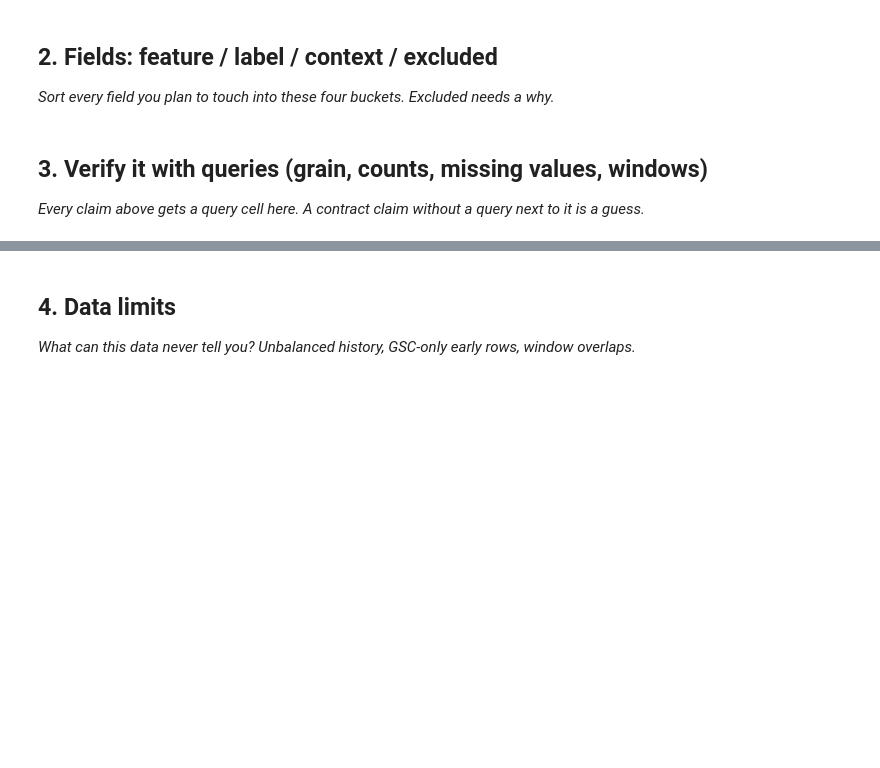
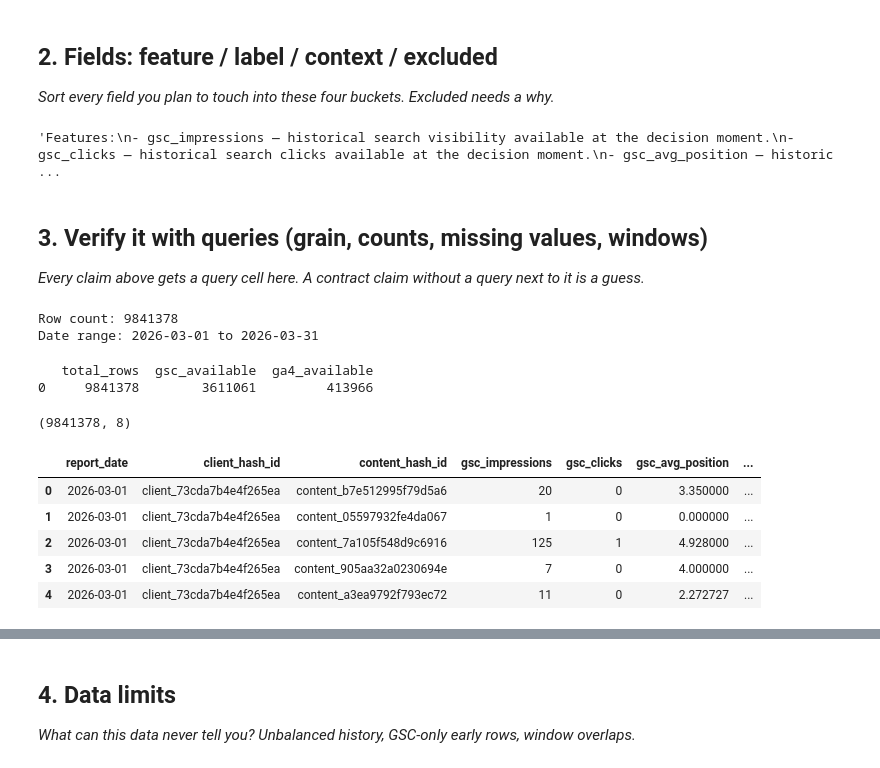
Before and after one commit to clever-dhruv/flyrank-ml-internship, a Jupyter notebook: work/notebooks/w03_data_contract.ipynb, the cells around one changed output, grey strips where cells are left out. Saved outputs shown, nothing was run; the diff lists cells and outputs as text; code cells hidden in the pictures; blank space fills up the shorter version.

```diff
--- a/work/notebooks/w03_data_contract.ipynb
+++ b/work/notebooks/w03_data_contract.ipynb
@@ -8,0 +44,15 @@ This skeleton is yours to fill. Work the sections **in order** — each one has
+# %%
+from huggingface_hub import hf_hub_download
+import pandas as pd
+
+file_path = hf_hub_download(
+    repo_id="FlyRank/internship-warehouse",
+    filename="fact_content_daily_performance/month=2026-03/data_0.parquet",
+    repo_type="dataset",
+    token=HF_TOKEN
+)
+
+df = pd.read_parquet(file_path)
+
+print(df.columns.tolist())
+print(df.shape)
@@ -23,3 +89,26 @@ This skeleton is yours to fill. Work the sections **in order** — each one has
+# %%
+# This cell is for CODE (numbers, a query, a check).
+# Write your text answer in the cell ABOVE this one — typing sentences here breaks Run All.
+"""Features:
+- gsc_impressions — historical search visibility available at the decision moment.
+- gsc_clicks — historical search clicks available at the decision moment.
+- gsc_avg_position — historical search ranking available at the decision moment.
+- ga4_pageviews — historical page traffic available at the decision moment.
+- ga4_engaged_sessions — historical engagement available at the decision moment.
+
+Label:
+- Label / proxy:
+- refresh_proxy — a directional proxy equal to 1 when April clicks are lower than March clicks, and 0 otherwise. It is used as a future outcome for the exercise, not as proof that a page requires a refresh.
+
+Context:
+- report_date — identifies when the observation was recorded.
+- client_hash_id — identifies the client without exposing the client name.
+- content_hash_id — identifies the content item without exposing its URL.
+
+Excluded:
+- April/future performance fields are excluded from the honest feature set because they are unavailable at the March decision moment and would cause leakage. """
+# %% [output]
+'Features:\n- gsc_impressions — historical search visibility available at the decision moment.\n- gsc_clicks — historical search clicks available at the decision moment.\n- gsc_avg_position — historic ...
 # %% [markdown]
 ## 3. Verify it with queries (grain, counts, missing values, windows)
 
@@ -27,3 +116,44 @@ This skeleton is yours to fill. Work the sections **in order** — each one has
 # %%
 # This cell is for CODE (numbers, a query, a check).
 # Write your text answer in the cell ABOVE this one — typing sentences here breaks Run All.
+print("Row count:", len(df))
+print("Date range:", df["report_date"].min(), "to", df["report_date"].max())
+# %% [output]
+Row count: 9841378
+Date range: 2026-03-01 to 2026-03-31
+# %%
+availability_query = """
+SELECT
+    COUNT(*) AS total_rows,
+    COUNT(*) FILTER (WHERE gsc_data_available IS TRUE) AS gsc_available,
+    COUNT(*) FILTER (WHERE ga4_data_available IS TRUE) AS ga4_available
+FROM df
+"""
+
+print(con.execute(availability_query).fetchdf())
+# %% [output]
+   total_rows  gsc_available  ga4_available
+0     9841378        3611061         413966
+# %%
+features = [
+    "gsc_impressions",
+    "gsc_clicks",
+    "gsc_avg_position",
+    "ga4_pageviews",
+    "ga4_engaged_sessions"
+]
+
+feature_df = df[
+    ["report_date", "client_hash_id", "content_hash_id"] + features
+].copy()
+
+print(feature_df.shape)
+display(feature_df.head())
+# %% [output]
+(9841378, 8)
+|  | report_date | client_hash_id | content_hash_id | gsc_impressions | gsc_clicks | gsc_avg_position | ... |
+| 0 | 2026-03-01 | client_73cda7b4e4f265ea | content_b7e512995f79d5a6 | 20 | 0 | 3.350000 | ... |
+| 1 | 2026-03-01 | client_73cda7b4e4f265ea | content_05597932fe4da067 | 1 | 0 | 0.000000 | ... |
+| 2 | 2026-03-01 | client_73cda7b4e4f265ea | content_7a105f548d9c6916 | 125 | 1 | 4.928000 | ... |
+| 3 | 2026-03-01 | client_73cda7b4e4f265ea | content_905aa32a0230694e | 7 | 0 | 4.000000 | ... |
+| 4 | 2026-03-01 | client_73cda7b4e4f265ea | content_a3ea9792f793ec72 | 11 | 0 | 2.272727 | ... |
```
Also changed, not shown: parts of 16 cells of this notebook.
